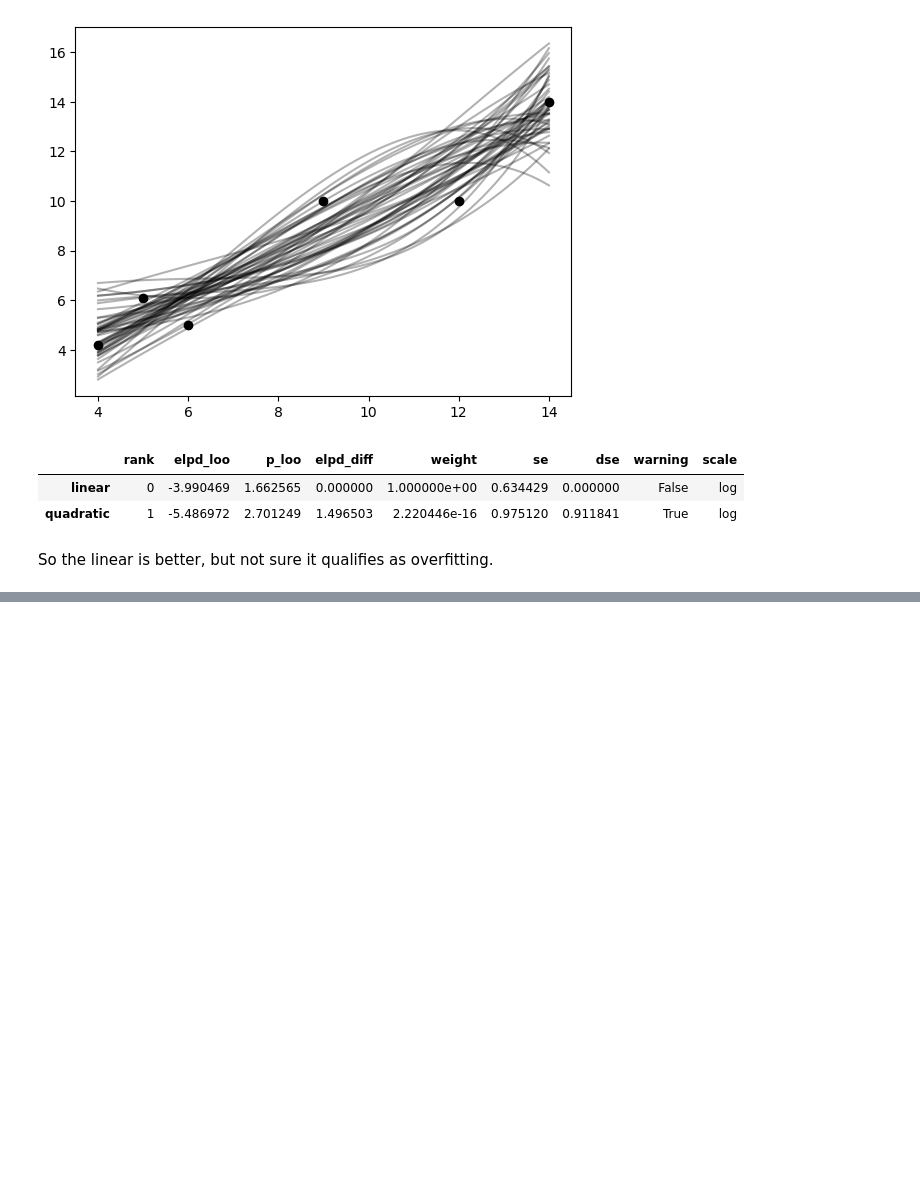
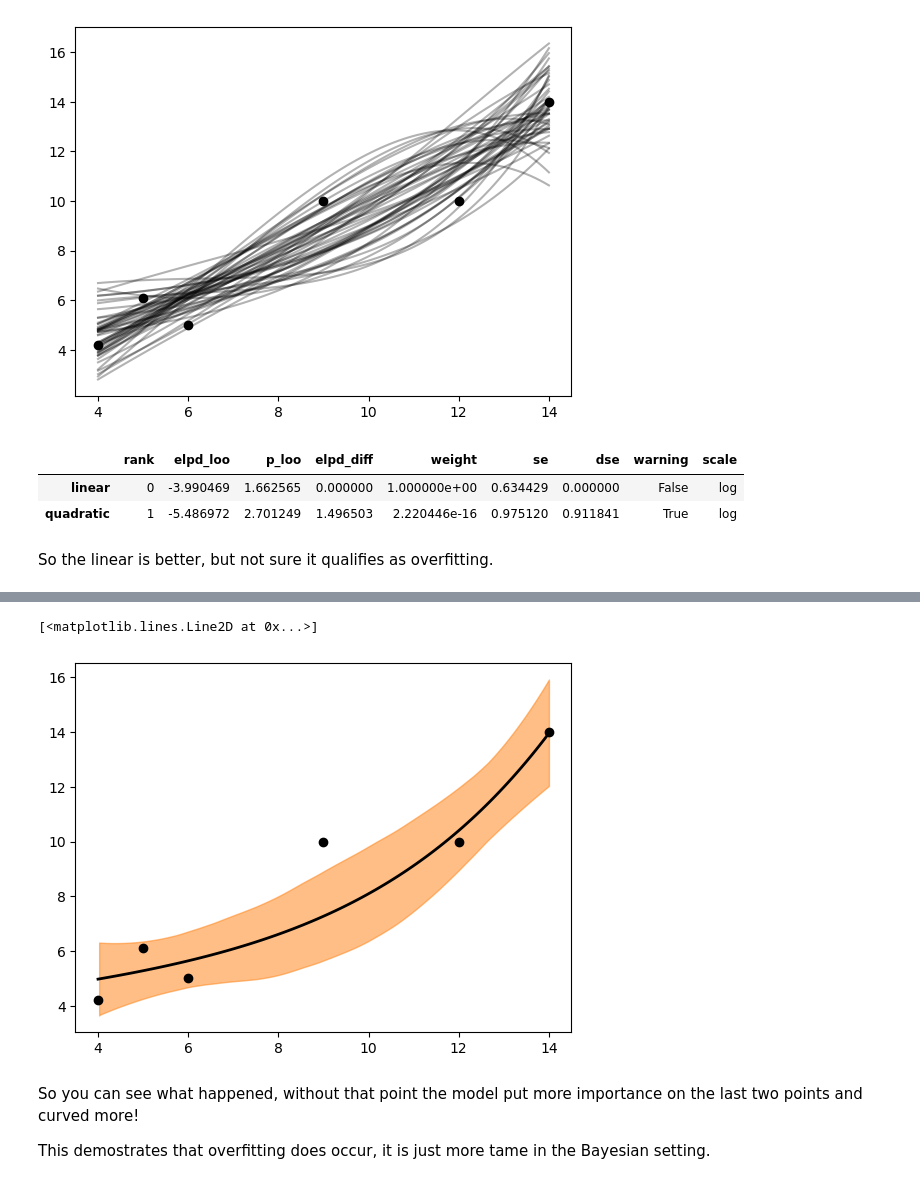
Before and after one commit to DrEntropy/BAP3, a Jupyter notebook: DrEntropy/Overfit.ipynb, the cells around one changed output, grey strips where cells are left out. Cells and saved outputs as stored; diff of their text form; code cells hidden in the pictures; blank space fills up the shorter version.

Commit message:
add more overfitting

```diff
--- a/DrEntropy/Overfit.ipynb
+++ b/DrEntropy/Overfit.ipynb
@@ -152,0 +211,2 @@ So the linear is better, but not sure it qualifies as overfitting.
+# %%
+(model , idata, lpd) = fit_model(5, leave_out =3, return_inf = True)
@@ -152,0 +221,20 @@ So the linear is better, but not sure it qualifies as overfitting.
+# %%
+order = 5
+samps = az.extract(idata)
+x_plot = np.linspace(np.min(x0), np.max(x0), 100)
+x_plot_p = xr.DataArray(np.vstack([x_plot**i for i in range(1, order + 1)]), dims = ['β_dim_0','x_dim_0'])
+x_plot_c = (x_plot_p - x_p.mean(axis=1, keepdims=True)) / x_p.std(axis=1, keepdims=True)
+
+y_plot = (samps['α'] + xr.dot(samps['β'], x_plot_c))*y0.std() + y0.mean()
+
+az.plot_hdi(x_plot, y_plot, hdi_prob=.89, fill_kwargs={"alpha": .5})
+y_pred_mean = y_plot.mean(dim='sample')
+plt.plot(x_plot, y_pred_mean, "k", lw=2)
+plt.plot(x0, y0, "ko")
+# %% [output]
+[<matplotlib.lines.Line2D at 0x...>]
+[figure, added]
+# %% [markdown]
+So you can see what happened, without that point the model put more importance on the last two points and curved more!
+
+This demostrates that overfitting does occur, it is just more tame in the Bayesian setting.
```
Also changed, not shown: parts of 12 cells of this notebook.
